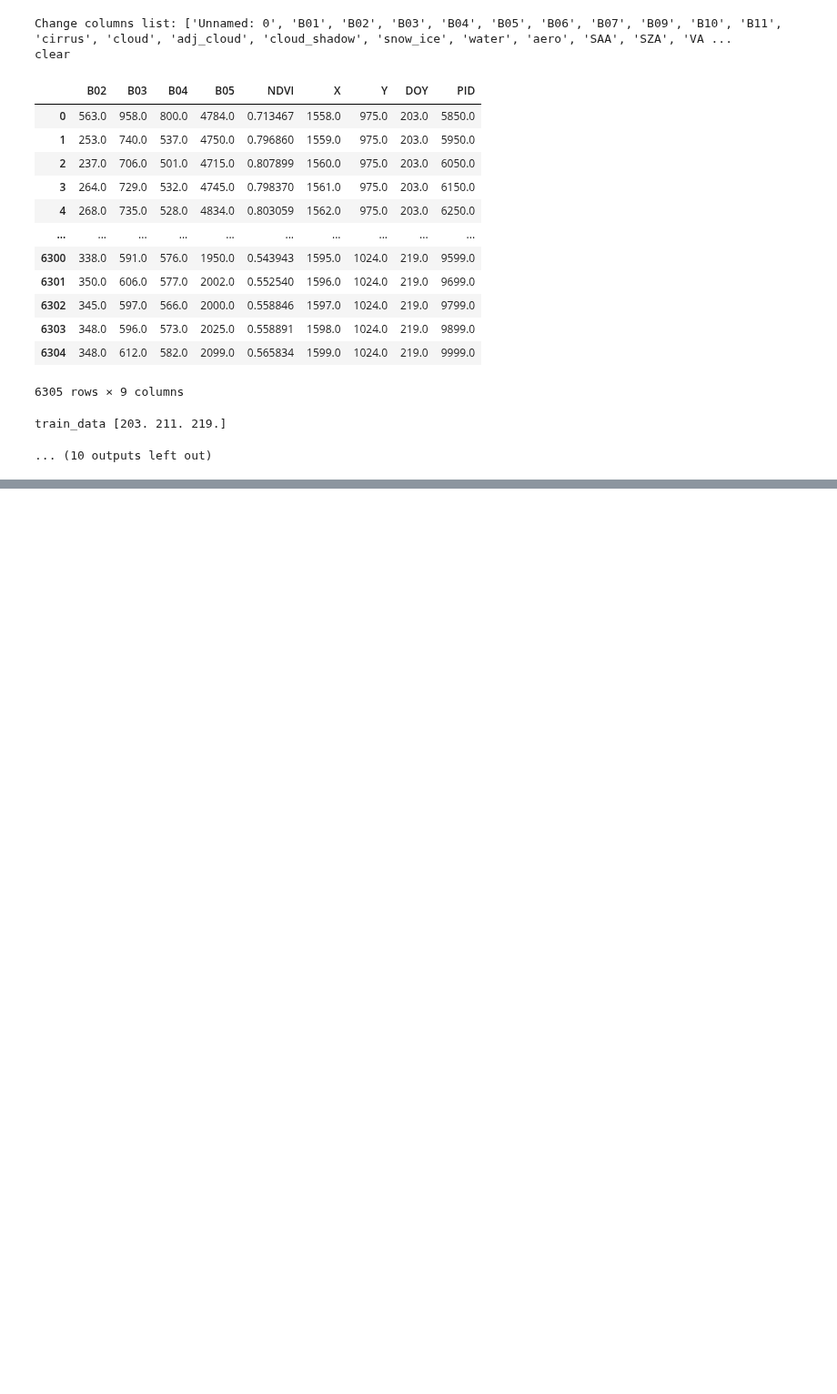
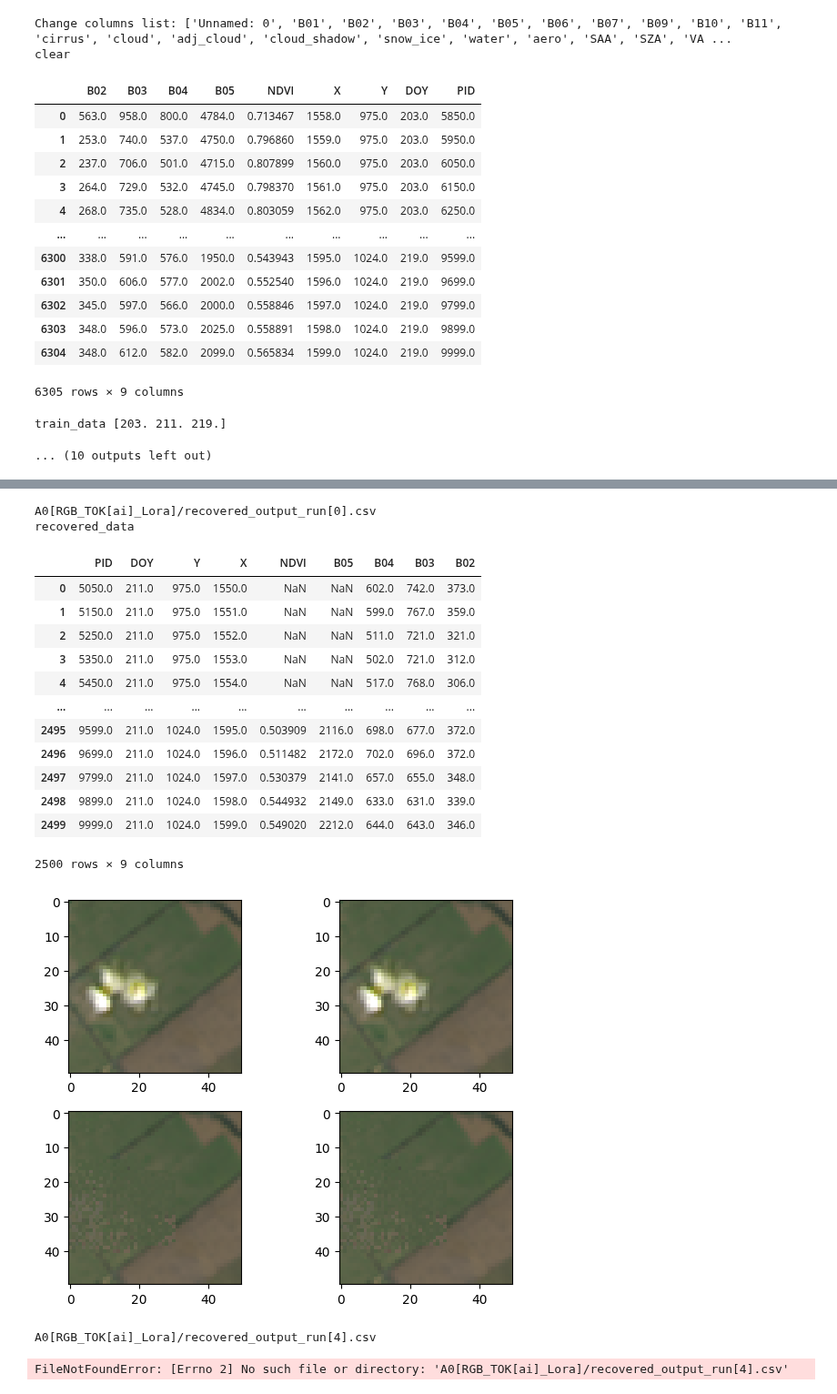
Before and after one commit to koyacolab/aispace, a Jupyter notebook: ainf.ipynb, the cells around one changed output, grey strips where cells are left out. Shown at 91% size. Drawn from its saved outputs; the diff is of its cells as text; code cells hidden in the pictures; blank space fills up the shorter version.

```diff
--- a/ainf.ipynb
+++ b/ainf.ipynb
@@ -557,35 +561,54 @@ to impute data:
 # %%
 
-i_run=1
+i_run=0
 
 # imputed_file = f'{experiment_dir}/imputed_output_run[{i_run}].csv'
 # imputed_data = hls_data._read_imputed(imputed_file)
 
 imputed_file = f'{EXP_NAME}/recovered_output_run[{i_run}].csv'
 recovered_data = hls_data._read_recovered(imputed_file)
 
 # display(imputed_data)
 print('recovered_data')
 display(recovered_data)
 
 hls_data._set_inference_recovered()
 hls_data._inference_imshow()
 
 
 # fn
 # experiment_dir = 'A0[shuf_sophia]'
 # experiment_dir = 'A0[great_sophia]'
 imputed_file = f'{EXP_NAME}/recovered_output_run[{i_run}].csv'
 for i_run in range(4,5):
   imputed_file = f'{EXP_NAME}/recovered_output_run[{i_run}].csv'
   recovered_data = hls_data._read_recovered(imputed_file)
 
   hls_data._set_inference_recovered()
   hls_data._inference_imshow()
 # display(recovered_data)
 # recovered_data = pd.read_csv(imputed_file)
 
 # display(recovered_data)
+# %% [output]
+A0[RGB_TOK[ai]_Lora]/recovered_output_run[0].csv
+recovered_data
+|  | PID | DOY | Y | X | NDVI | B05 | B04 | B03 | B02 |
+| 0 | 5050.0 | 211.0 | 975.0 | 1550.0 | NaN | NaN | 602.0 | 742.0 | 373.0 |
+| 1 | 5150.0 | 211.0 | 975.0 | 1551.0 | NaN | NaN | 599.0 | 767.0 | 359.0 |
+| 2 | 5250.0 | 211.0 | 975.0 | 1552.0 | NaN | NaN | 511.0 | 721.0 | 321.0 |
+| 3 | 5350.0 | 211.0 | 975.0 | 1553.0 | NaN | NaN | 502.0 | 721.0 | 312.0 |
+| 4 | 5450.0 | 211.0 | 975.0 | 1554.0 | NaN | NaN | 517.0 | 768.0 | 306.0 |
+| ... | ... | ... | ... | ... | ... | ... | ... | ... | ... |
+| 2495 | 9599.0 | 211.0 | 1024.0 | 1595.0 | 0.503909 | 2116.0 | 698.0 | 677.0 | 372.0 |
+| 2496 | 9699.0 | 211.0 | 1024.0 | 1596.0 | 0.511482 | 2172.0 | 702.0 | 696.0 | 372.0 |
+| 2497 | 9799.0 | 211.0 | 1024.0 | 1597.0 | 0.530379 | 2141.0 | 657.0 | 655.0 | 348.0 |
+| 2498 | 9899.0 | 211.0 | 1024.0 | 1598.0 | 0.544932 | 2149.0 | 633.0 | 631.0 | 339.0 |
+| 2499 | 9999.0 | 211.0 | 1024.0 | 1599.0 | 0.549020 | 2212.0 | 644.0 | 643.0 | 346.0 |
+2500 rows × 9 columns
+[figure, added]
+A0[RGB_TOK[ai]_Lora]/recovered_output_run[4].csv
+FileNotFoundError: [Errno 2] No such file or directory: 'A0[RGB_TOK[ai]_Lora]/recovered_output_run[4].csv'
 # %%
 # hls_data._imputed_data(recovered_data)
 
```
Also changed, not shown: parts of 2 cells of this notebook, 3 other files.
